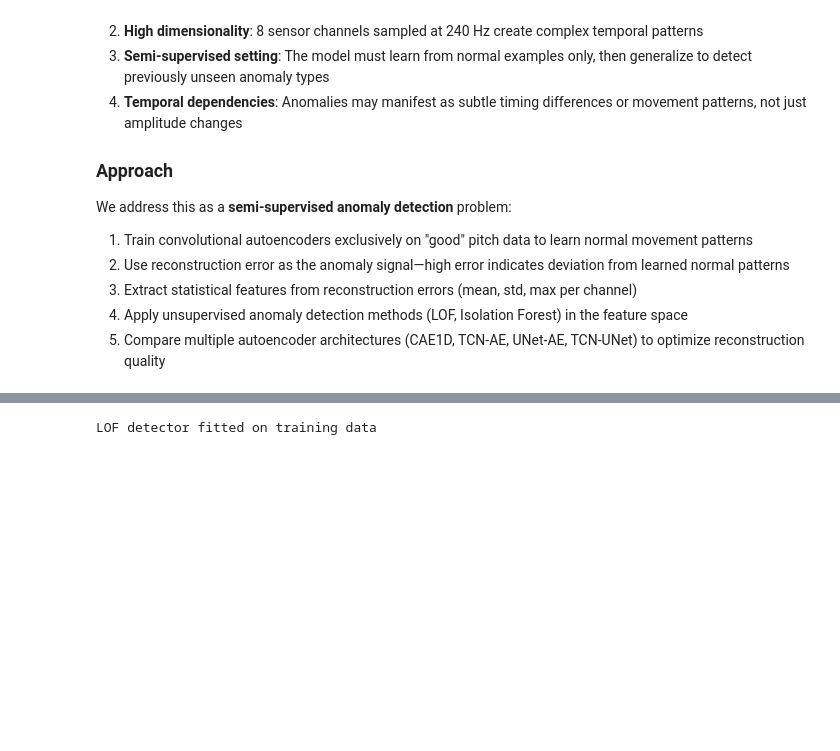
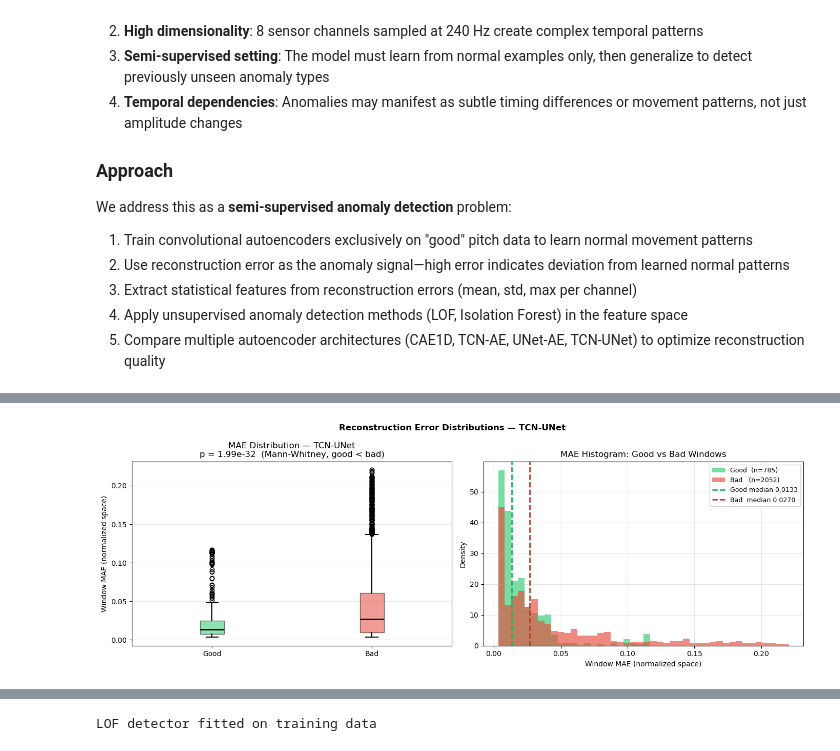
Before and after one commit to tzheng846/baseball_data, a Jupyter notebook: pitch_analysis_clean.ipynb, the cells around one changed output, grey strips where cells are left out. Cells and saved outputs as stored; diff of their text form; code cells hidden in the pictures; blank space fills up the shorter version.

```diff
--- a/pitch_analysis_clean.ipynb
+++ b/pitch_analysis_clean.ipynb
@@ -291,0 +1371,18 @@ Best Model: TCN-UNet (Val MSE = 0.0130)
+# %%
+# Compute MAE for good and bad test windows, print statistical summary.
+_vis_model = all_models[best_model_name]
+SENSOR_COLS = ['25', '26', '27', '28', '29', '30', '31', '32']
+N_CHANNELS = len(SENSOR_COLS)
+
+mae_good, wins_good, recs_good = _collect_mae(_vis_model, test_good_loader, ch_mean, ch_std, device)
+mae_bad,  wins_bad,  recs_bad  = _collect_mae(_vis_model, test_bad_loader,  ch_mean, ch_std, device)
+
+stat, pval = mannwhitneyu(mae_good, mae_bad, alternative='less')
+print(f"=== MAE Statistics — {best_model_name} (normalized space) ===")
+print(f"{'':>24} {'Good (test)':>12} {'Bad (test)':>12}")
+print(f"{'Mean MAE':>24} {mae_good.mean():>12.4f} {mae_bad.mean():>12.4f}")
+print(f"{'Std  MAE':>24} {mae_good.std():>12.4f} {mae_bad.std():>12.4f}")
+print(f"{'Median MAE':>24} {np.median(mae_good):>12.4f} {np.median(mae_bad):>12.4f}")
+print(f"{'Min / Max (good)':>24}  {mae_good.min():.4f} / {mae_good.max():.4f}")
+print(f"{'Min / Max (bad)':>24}  {mae_bad.min():.4f} / {mae_bad.max():.4f}")
+print(f"{'Mann-Whitney U p':>24} {pval:>12.3e}  (H1: good MAE < bad MAE)")
@@ -291,0 +1398,24 @@ Best Model: TCN-UNet (Val MSE = 0.0130)
+# %%
+# Visualization: MAE distribution (box plot + histogram) for good vs bad windows.
+fig, axes = plt.subplots(1, 2, figsize=(14, 5))
+bp = axes[0].boxplot([mae_good, mae_bad], labels=['Good', 'Bad'], patch_artist=True,
+                     medianprops=dict(color='black', lw=2),
+                     whiskerprops=dict(lw=1.5), capprops=dict(lw=1.5))
+for patch, col in zip(bp['boxes'], ['#2ecc71', '#e74c3c']):
+    patch.set_facecolor(col); patch.set_alpha(0.55)
+axes[0].set_ylabel('Window MAE (normalized space)')
+axes[0].set_title(f'MAE Distribution — {best_model_name}\np = {pval:.2e}  (Mann-Whitney, good < bad)')
+axes[0].grid(True, alpha=0.3, axis='y')
+all_vals = np.concatenate([mae_good, mae_bad])
+bins = np.linspace(all_vals.min(), all_vals.max(), 45)
+axes[1].hist(mae_good, bins=bins, color='#2ecc71', alpha=0.65, label=f'Good  (n={len(mae_good)})', density=True)
+axes[1].hist(mae_bad,  bins=bins, color='#e74c3c', alpha=0.65, label=f'Bad   (n={len(mae_bad)})',  density=True)
+axes[1].axvline(np.median(mae_good), color='#27ae60', lw=2, linestyle='--', label=f'Good median {np.median(mae_good):.4f}')
+axes[1].axvline(np.median(mae_bad),  color='#c0392b', lw=2, linestyle='--', label=f'Bad  median {np.median(mae_bad):.4f}')
+axes[1].set_xlabel('Window MAE (normalized space)'); axes[1].set_ylabel('Density')
+axes[1].set_title('MAE Histogram: Good vs Bad Windows')
+axes[1].legend(fontsize=9); axes[1].grid(True, alpha=0.3)
+plt.suptitle(f'Reconstruction Error Distributions — {best_model_name}', fontsize=12, fontweight='bold')
+plt.tight_layout(); plt.show()
+# %% [output]
+[figure, added]
```
Also changed, not shown: parts of 65 cells of this notebook, 11 other files.
